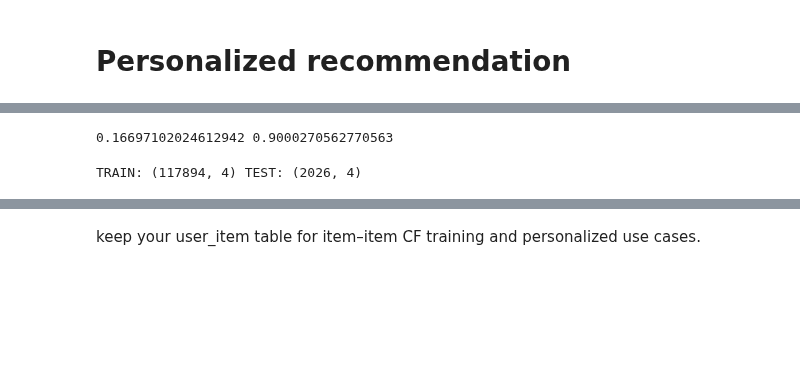
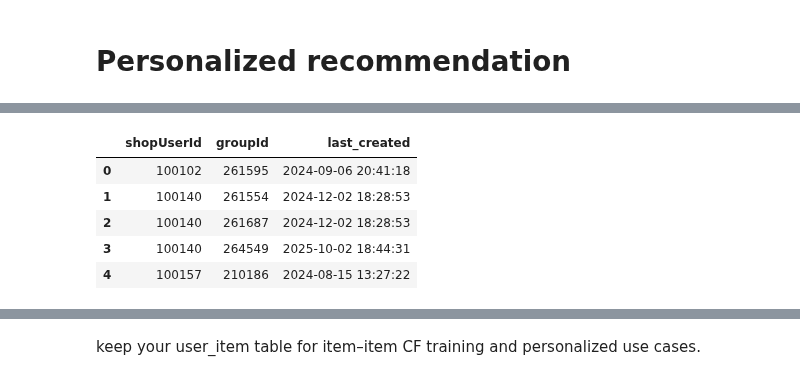
Before and after one commit to maria-lagerholm/itcm_recommendation_engine, a Jupyter notebook: notebooks/collaborative_filtering/iicf_purchases_KNN.ipynb, the cells around one changed output, grey strips where cells are left out. Cells and saved outputs as stored; diff of their text form; code cells hidden in the pictures; blank space fills up the shorter version.

```diff
--- a/notebooks/collaborative_filtering/iicf_purchases_KNN.ipynb
+++ b/notebooks/collaborative_filtering/iicf_purchases_KNN.ipynb
@@ -56,6 +46,5 @@ $$
 import pandas as pd
 from datetime import timedelta
 
-TX_PATH = "/workspace/data/processed/transactions_clean.parquet"
-TX_COLS = ["orderId", "groupId", "created"]
-tx = pd.read_parquet(TX_PATH, columns=TX_COLS)
+p="/workspace/data/processed/transactions_clean.parquet"
+tx=pd.read_parquet(p,columns=["shopUserId","orderId","groupId","created"])
@@ -70,3 +51,3 @@ def drop_non_product_groupids(tx, bad_ids, col="groupId"):
 # %%
-BAD = {"12025DK","12025FI","12025NO","12025SE","970300","459978"}
-tx = drop_non_product_groupids(tx, BAD)
+bad={"12025DK","12025FI","12025NO","12025SE","970300","459978"}
+tx=tx[~tx["groupId"].astype(str).str.strip().isin(bad)].reset_index(drop=True)
@@ -235,59 +53,0 @@ df_topk.to_parquet("/workspace/data/processed/basket_completion.parquet", index=
-# %%
-from collections import defaultdict
-
-MIN_SCORE = 0.02  # <-- tune here (single source of truth)
-MIN_SHOW  = 3
-TOPK      = 10
-
-def recommend_from_seed_thr(neighbors, seed, topk=TOPK, candidates=None, min_score=MIN_SCORE):
-    scores = defaultdict(float); S = set(map(str, seed))
-    for i in S:
-        for j, w in neighbors.get(i, []):
-            if j in S: continue
-            if candidates is not None and j not in candidates: continue
-            if w < min_score: continue
-            scores[j] += w
-    return [i for i,_ in sorted(scores.items(), key=lambda x: x[1], reverse=True)[:topk]]
-
-def eval_hit_cov_thr(test_orders, neighbors, K=TOPK, candidates=None, min_score=MIN_SCORE, min_show=MIN_SHOW):
-    hits = total_hide = covered = total_b = 0
-    for items in test_orders["items"]:
-        B = list(dict.fromkeys(items))
-        if len(B) < 2: continue
-        recs_full = recommend_from_seed_thr(neighbors, B, topk=K, candidates=candidates, min_score=min_score)
-        if len(recs_full) >= min_show: covered += 1
-        total_b += 1
-        for h in B:
-            seed = [x for x in B if x != h]
-            recs = recommend_from_seed_thr(neighbors, seed, topk=K, candidates=candidates, min_score=min_score)
-            hits += int(str(h) in recs); total_hide += 1
-    return (hits/total_hide if total_hide else 0.0, covered/total_b if total_b else 0.0)
-
-# usage:
-candidates = {str(i) for i,c in item_support.items() if c >= 10} & set(articles["groupId"].astype(str))
-hit, cov = eval_hit_cov_thr(test_orders, neighbors, candidates=candidates)
-print(hit, cov)
-# %% [output]
-0.16697102024612942 0.9000270562770563
-# %%
-# Assumes: user_item has ["shopUserId","groupId","last_created","interaction"]
-import pandas as pd
-
-user_item["last_created"] = pd.to_datetime(user_item["last_created"])
-
-# Users with at least 2 items (can afford a holdout)
-multi_users = (user_item.groupby("shopUserId")["groupId"]
-               .nunique().loc[lambda s: s >= 2].index)
-
-# Most recent item per multi-item user
-last_idx = (user_item[user_item["shopUserId"].isin(multi_users)]
-            .sort_values("last_created")
-            .groupby("shopUserId", as_index=False)
-            .tail(1).index)
-
-test_df  = user_item.loc[last_idx].copy()
-train_df = user_item.drop(last_idx).copy()   # single-item users remain fully in train
-
-print("TRAIN:", train_df.shape, "TEST:", test_df.shape)
-# %% [output]
-TRAIN: (117894, 4) TEST: (2026, 4)
@@ -293,0 +62,9 @@ TRAIN: (117894, 4) TEST: (2026, 4)
+# %%
+user_item.head()
+# %% [output]
+|  | shopUserId | groupId | last_created |
+| 0 | 100102 | 261595 | 2024-09-06 20:41:18 |
+| 1 | 100140 | 261554 | 2024-12-02 18:28:53 |
+| 2 | 100140 | 261687 | 2024-12-02 18:28:53 |
+| 3 | 100140 | 264549 | 2025-10-02 18:44:31 |
+| 4 | 100157 | 210186 | 2024-08-15 13:27:22 |
```
Also changed, not shown: parts of 18 cells of this notebook, 5 other files.
